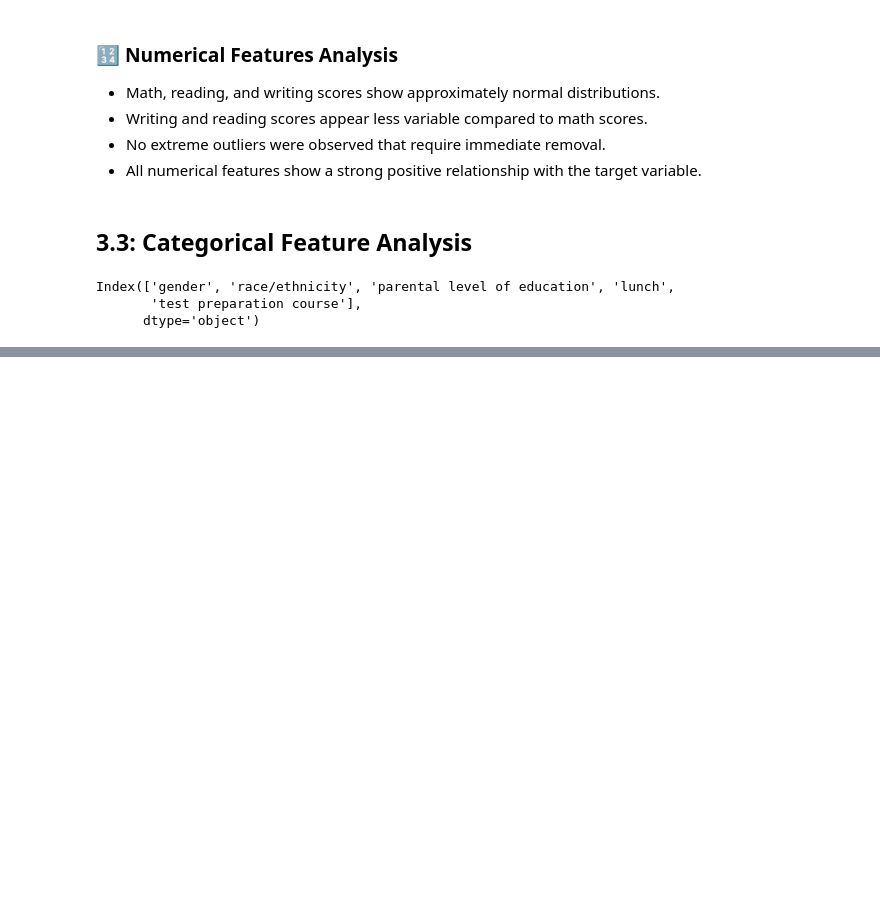
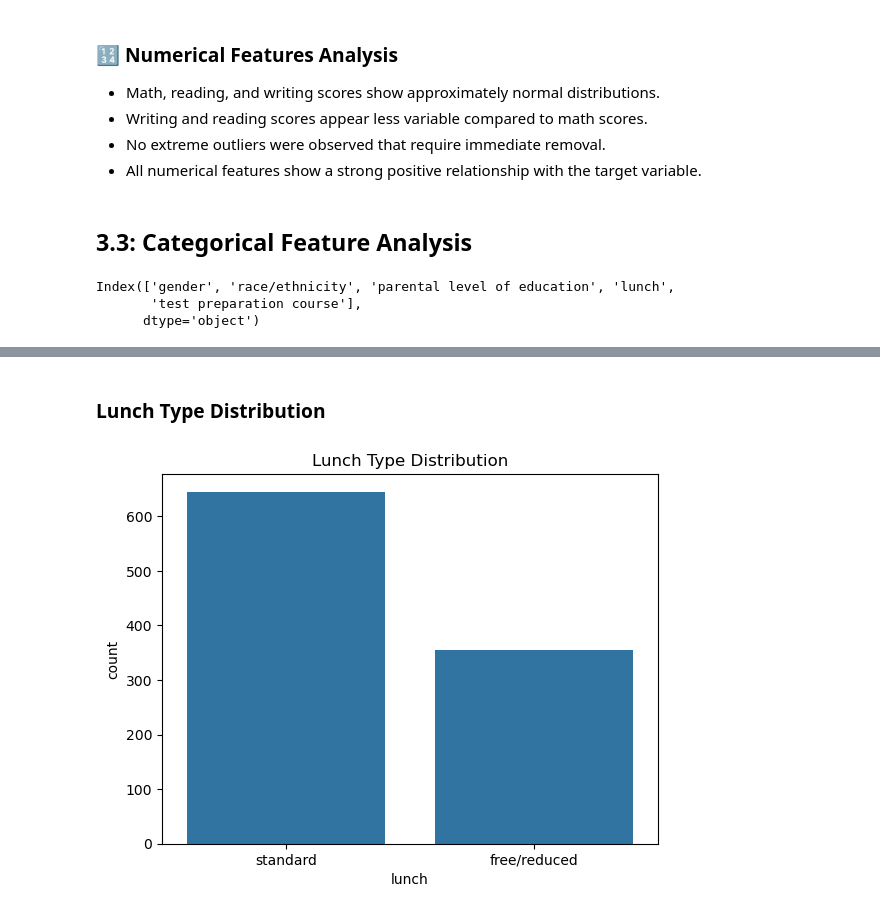
Before and after one commit to Alamin-refat/Student-Score-Prediction-ML, a Jupyter notebook: student_score_prediction.ipynb, the cells around one changed output, grey strips where cells are left out. Drawn from its saved outputs; the diff is of its cells as text; code cells hidden in the pictures; blank space fills up the shorter version.

```diff
--- a/student_score_prediction.ipynb
+++ b/student_score_prediction.ipynb
@@ -216,0 +225,8 @@ Index(['gender', 'race/ethnicity', 'parental level of education', 'lunch',
+# %% [markdown]
+### Lunch Type Distribution
+# %%
+sns.countplot(x='lunch', data=df)
+plt.title("Lunch Type Distribution")
+plt.show()
+# %% [output]
+[figure, added]
```
Also changed, not shown: parts of 13 cells of this notebook.
